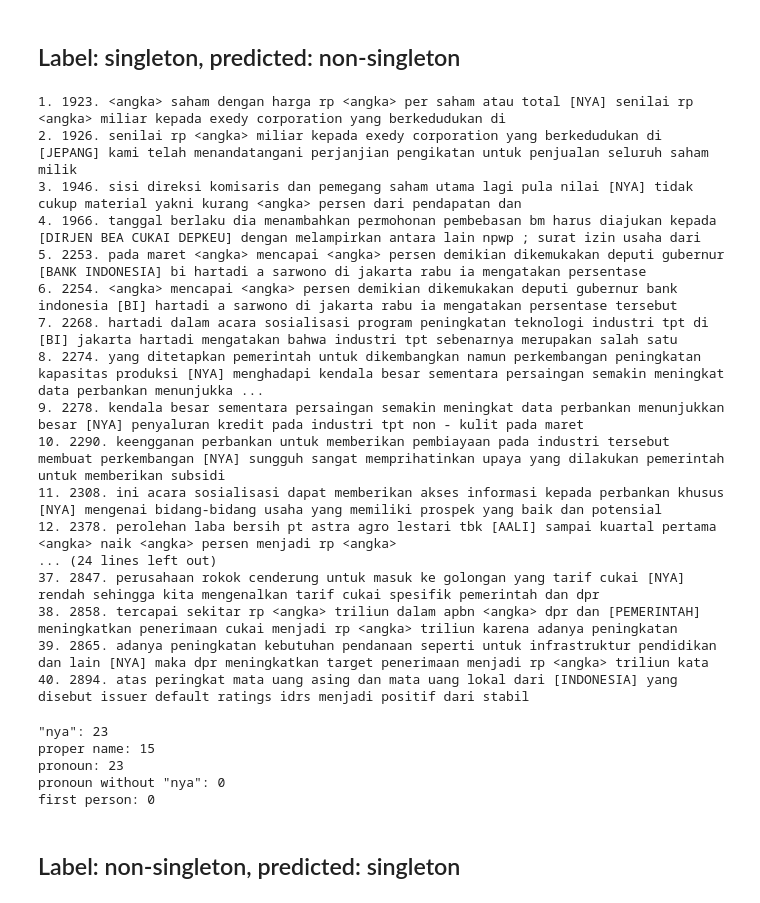
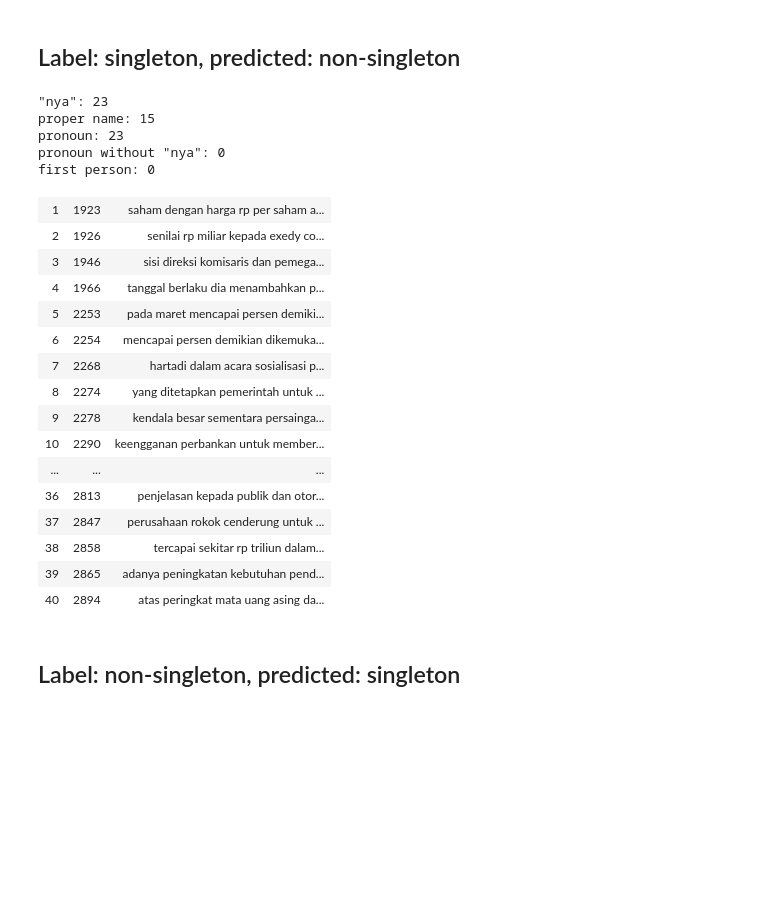
Before and after one commit to tugas-akhir-nlp/indonesian-coreference-resolution-cnn, a Jupyter notebook: singleton classifier analysis.ipynb, the cells around one changed output. Cells and saved outputs as stored; diff of their text form; code cells hidden in the pictures; blank space fills up the shorter version.

Commit message:
print singleton classifier analysis as html table

```diff
--- a/singleton classifier analysis.ipynb
+++ b/singleton classifier analysis.ipynb
@@ -41,8 +36,8 @@ def get_markable_next_words(idx):
 def get_markable(idx):
     return f'{get_markable_previous_words(idx)} [{get_markable_text(idx).upper()}] {get_markable_next_words(idx)}'.strip()
 # %%
-right_predicted_markables = markable_predicted_singletons[markables_predicted_singletons['is_singleton'].map(lambda x: x[0]) == markables_original_singletons['is_singleton'].map(lambda x: x[0])]
-wrong_predicted_markables = markable_predicted_singletons[markables_predicted_singletons['is_singleton'].map(lambda x: x[0]) != markables_original_singletons['is_singleton'].map(lambda x: x[0])]
+right_predicted_markables = markables_predicted_singletons[markables_predicted_singletons['is_singleton'].map(lambda x: x[0]) == markables_original_singletons['is_singleton'].map(lambda x: x[0])]
+wrong_predicted_markables = markables_predicted_singletons[markables_predicted_singletons['is_singleton'].map(lambda x: x[0]) != markables_original_singletons['is_singleton'].map(lambda x: x[0])]
 # %% [markdown]
 # Analysis of Wrongly Predicted Markables
 # %% [markdown]
@@ -50,27 +45,6 @@ wrong_predicted_markables = markable_predicted_singletons[markables_predicted_si
 # %%
 false_negatives = wrong_predicted_markables[wrong_predicted_markables['is_singleton'].map(lambda x: x[0]) == 1]
 false_negative_texts = [get_markable(idx) for idx in false_negatives['id']]
-# %%
-for i, idx, false_negative_text in zip(range(1, len(false_negatives) + 1), false_negatives['id'], false_negative_texts):
-    print(f'{i}. {idx}. {false_negative_text}')
-# %% [output]
-1. 1923. <angka> saham dengan harga rp <angka> per saham atau total [NYA] senilai rp <angka> miliar kepada exedy corporation yang berkedudukan di
-2. 1926. senilai rp <angka> miliar kepada exedy corporation yang berkedudukan di [JEPANG] kami telah menandatangani perjanjian pengikatan untuk penjualan seluruh saham milik
-3. 1946. sisi direksi komisaris dan pemegang saham utama lagi pula nilai [NYA] tidak cukup material yakni kurang <angka> persen dari pendapatan dan
-4. 1966. tanggal berlaku dia menambahkan permohonan pembebasan bm harus diajukan kepada [DIRJEN BEA CUKAI DEPKEU] dengan melampirkan antara lain npwp ; surat izin usaha dari
-5. 2253. pada maret <angka> mencapai <angka> persen demikian dikemukakan deputi gubernur [BANK INDONESIA] bi hartadi a sarwono di jakarta rabu ia mengatakan persentase
-6. 2254. <angka> mencapai <angka> persen demikian dikemukakan deputi gubernur bank indonesia [BI] hartadi a sarwono di jakarta rabu ia mengatakan persentase tersebut
-7. 2268. hartadi dalam acara sosialisasi program peningkatan teknologi industri tpt di [BI] jakarta hartadi mengatakan bahwa industri tpt sebenarnya merupakan salah satu
-8. 2274. yang ditetapkan pemerintah untuk dikembangkan namun perkembangan peningkatan kapasitas produksi [NYA] menghadapi kendala besar sementara persaingan semakin meningkat data perbankan menunjukka ...
-9. 2278. kendala besar sementara persaingan semakin meningkat data perbankan menunjukkan besar [NYA] penyaluran kredit pada industri tpt non - kulit pada maret
-10. 2290. keengganan perbankan untuk memberikan pembiayaan pada industri tersebut membuat perkembangan [NYA] sungguh sangat memprihatinkan upaya yang dilakukan pemerintah untuk memberikan subsidi
-11. 2308. ini acara sosialisasi dapat memberikan akses informasi kepada perbankan khusus [NYA] mengenai bidang-bidang usaha yang memiliki prospek yang baik dan potensial
-12. 2378. perolehan laba bersih pt astra agro lestari tbk [AALI] sampai kuartal pertama <angka> naik <angka> persen menjadi rp <angka>
-... (24 lines left out)
-37. 2847. perusahaan rokok cenderung untuk masuk ke golongan yang tarif cukai [NYA] rendah sehingga kita mengenalkan tarif cukai spesifik pemerintah dan dpr
-38. 2858. tercapai sekitar rp <angka> triliun dalam apbn <angka> dpr dan [PEMERINTAH] meningkatkan penerimaan cukai menjadi rp <angka> triliun karena adanya peningkatan
-39. 2865. adanya peningkatan kebutuhan pendanaan seperti untuk infrastruktur pendidikan dan lain [NYA] maka dpr meningkatkan target penerimaan menjadi rp <angka> triliun kata
-40. 2894. atas peringkat mata uang asing dan mata uang lokal dari [INDONESIA] yang disebut issuer default ratings idrs menjadi positif dari stabil
 # %%
 data_to_analyze =  false_negatives
 
@@ -85,6 +59,31 @@ proper name: 15
 pronoun: 23
 pronoun without "nya": 0
 first person: 0
+# %%
+data_to_analyze, text_data_to_analyze = false_negatives, false_negative_texts
+
+display(HTML(tabulate([
+    [i, idx, text]
+    for i, idx, text
+    in zip(range(1, len(data_to_analyze) + 1), data_to_analyze['id'], text_data_to_analyze)
+], tablefmt='html')))
+# %% [output]
+| 1 | 1923 | saham dengan harga rp per saham a... |
+| 2 | 1926 | senilai rp miliar kepada exedy co... |
+| 3 | 1946 | sisi direksi komisaris dan pemega... |
+| 4 | 1966 | tanggal berlaku dia menambahkan p... |
+| 5 | 2253 | pada maret mencapai persen demiki... |
+| 6 | 2254 | mencapai persen demikian dikemuka... |
+| 7 | 2268 | hartadi dalam acara sosialisasi p... |
+| 8 | 2274 | yang ditetapkan pemerintah untuk ... |
+| 9 | 2278 | kendala besar sementara persainga... |
+| 10 | 2290 | keengganan perbankan untuk member... |
+| ... | ... | ... |
+| 36 | 2813 | penjelasan kepada publik dan otor... |
+| 37 | 2847 | perusahaan rokok cenderung untuk ... |
+| 38 | 2858 | tercapai sekitar rp triliun dalam... |
+| 39 | 2865 | adanya peningkatan kebutuhan pend... |
+| 40 | 2894 | atas peringkat mata uang asing da... |
 # %% [markdown]
 ## Label: non-singleton, predicted: singleton
 # %%
```
Also changed, not shown: parts of 7 cells of this notebook.
